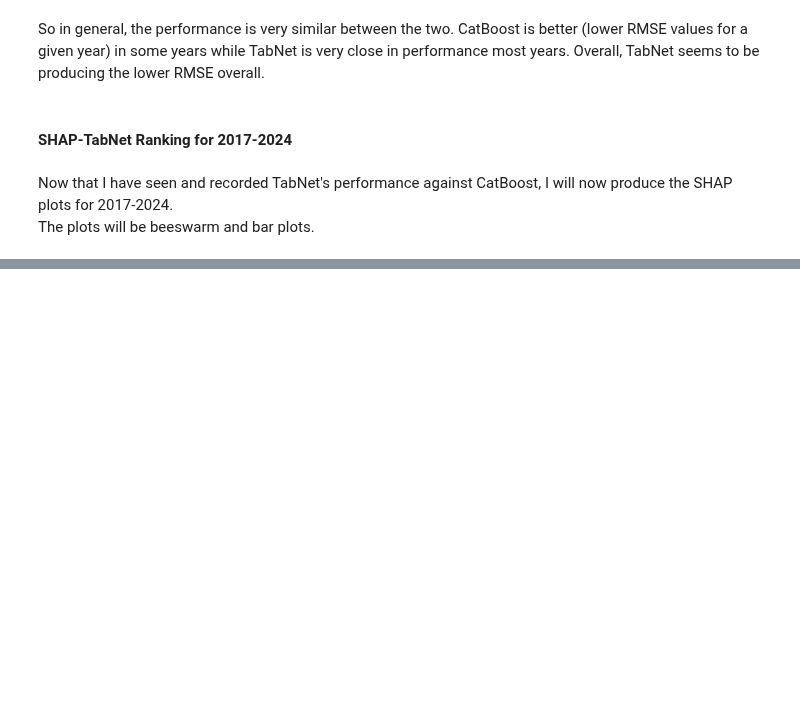
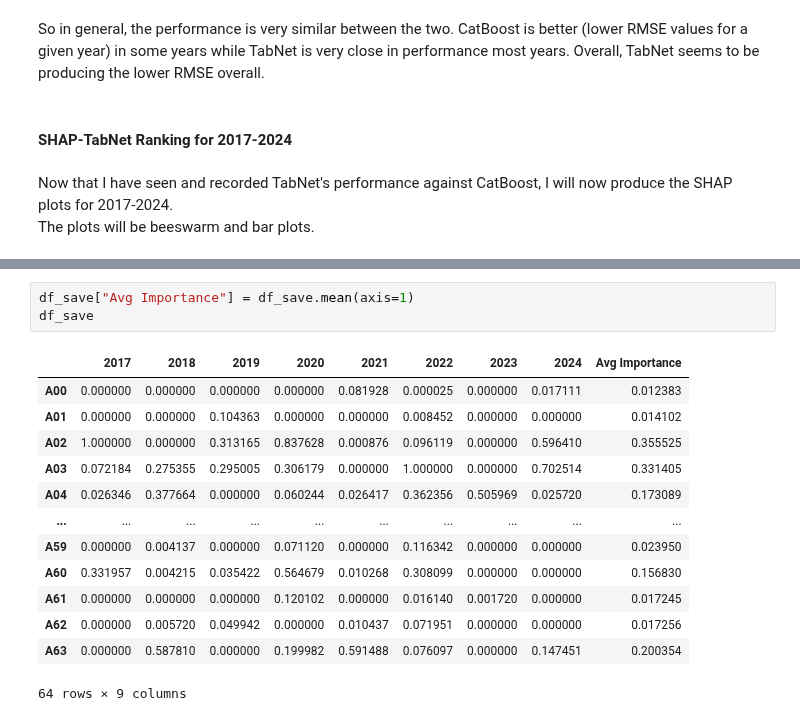
Before and after one commit to Amoreno73/wnv_embeddings, a Jupyter notebook: notebooks/shap-ranking.ipynb, the cells around one changed output, grey strips where cells are left out. Cells and saved outputs as stored; diff of their text form; blank space fills up the shorter version.

```diff
--- a/notebooks/shap-ranking.ipynb
+++ b/notebooks/shap-ranking.ipynb
@@ -340,0 +390,17 @@ Plotting SHAP values for 2024
+# %%
+df_save["Avg Importance"] = df_save.mean(axis=1)
+df_save
+# %% [output]
+|  | 2017 | 2018 | 2019 | 2020 | 2021 | 2022 | 2023 | 2024 | Avg Importance |
+| A00 | 0.000000 | 0.000000 | 0.000000 | 0.000000 | 0.081928 | 0.000025 | 0.000000 | 0.017111 | 0.012383 |
+| A01 | 0.000000 | 0.000000 | 0.104363 | 0.000000 | 0.000000 | 0.008452 | 0.000000 | 0.000000 | 0.014102 |
+| A02 | 1.000000 | 0.000000 | 0.313165 | 0.837628 | 0.000876 | 0.096119 | 0.000000 | 0.596410 | 0.355525 |
+| A03 | 0.072184 | 0.275355 | 0.295005 | 0.306179 | 0.000000 | 1.000000 | 0.000000 | 0.702514 | 0.331405 |
+| A04 | 0.026346 | 0.377664 | 0.000000 | 0.060244 | 0.026417 | 0.362356 | 0.505969 | 0.025720 | 0.173089 |
+| ... | ... | ... | ... | ... | ... | ... | ... | ... | ... |
+| A59 | 0.000000 | 0.004137 | 0.000000 | 0.071120 | 0.000000 | 0.116342 | 0.000000 | 0.000000 | 0.023950 |
+| A60 | 0.331957 | 0.004215 | 0.035422 | 0.564679 | 0.010268 | 0.308099 | 0.000000 | 0.000000 | 0.156830 |
+| A61 | 0.000000 | 0.000000 | 0.000000 | 0.120102 | 0.000000 | 0.016140 | 0.001720 | 0.000000 | 0.017245 |
+| A62 | 0.000000 | 0.005720 | 0.049942 | 0.000000 | 0.010437 | 0.071951 | 0.000000 | 0.000000 | 0.017256 |
+| A63 | 0.000000 | 0.587810 | 0.000000 | 0.199982 | 0.591488 | 0.076097 | 0.000000 | 0.147451 | 0.200354 |
+64 rows × 9 columns
```
Also changed, not shown: parts of 6 cells of this notebook, 16 other files.
